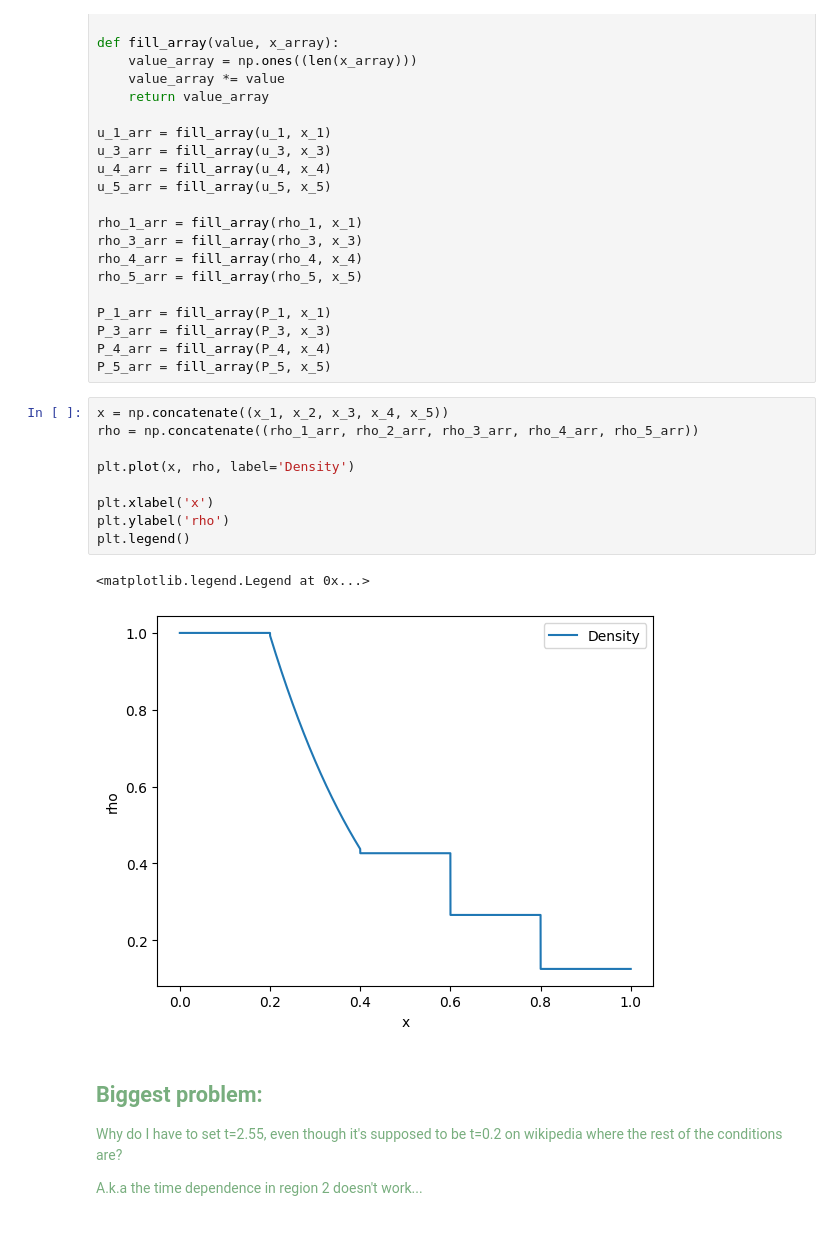
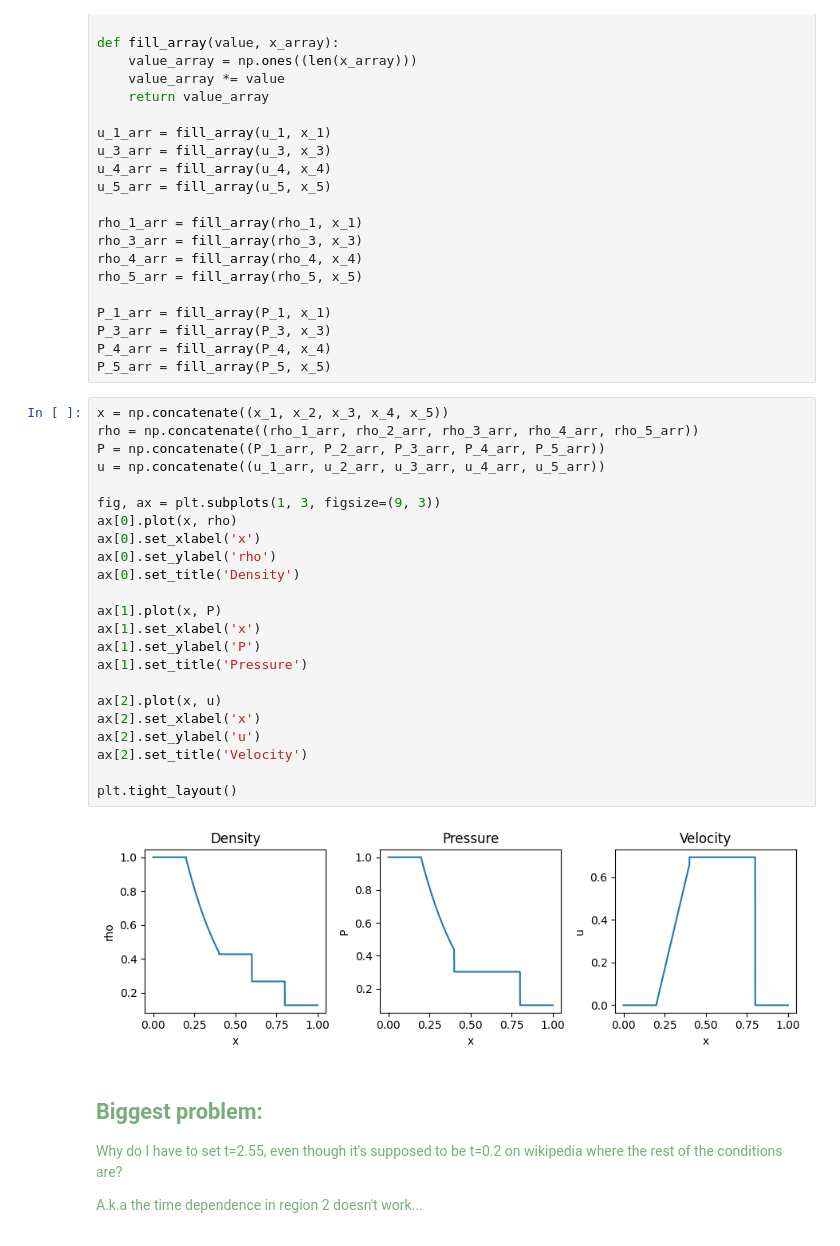
Before and after one commit to alinebrunvoll/AST5110, a Jupyter notebook: project.ipynb, the cells around one changed output. Drawn from its saved outputs; the diff is of its cells as text.

Commit message:
[ADD] more plots of analytical sod

```diff
--- a/project.ipynb
+++ b/project.ipynb
@@ -245,18 +225,31 @@ P_1_arr = fill_array(P_1, x_1)
 P_3_arr = fill_array(P_3, x_3)
 P_4_arr = fill_array(P_4, x_4)
 P_5_arr = fill_array(P_5, x_5)
-# %%
-x = np.concatenate((x_1, x_2, x_3, x_4, x_5))
-rho = np.concatenate((rho_1_arr, rho_2_arr, rho_3_arr, rho_4_arr, rho_5_arr))
-
-plt.plot(x, rho, label='Density')
-
-plt.xlabel('x')
-plt.ylabel('rho')
-plt.legend()
-# %% [output]
-<matplotlib.legend.Legend at 0x...>
-[figure, removed]
+# %%
+x = np.concatenate((x_1, x_2, x_3, x_4, x_5))
+rho = np.concatenate((rho_1_arr, rho_2_arr, rho_3_arr, rho_4_arr, rho_5_arr))
+P = np.concatenate((P_1_arr, P_2_arr, P_3_arr, P_4_arr, P_5_arr))
+u = np.concatenate((u_1_arr, u_2_arr, u_3_arr, u_4_arr, u_5_arr))
+
+fig, ax = plt.subplots(1, 3, figsize=(9, 3))
+ax[0].plot(x, rho)
+ax[0].set_xlabel('x')
+ax[0].set_ylabel('rho')
+ax[0].set_title('Density')
+
+ax[1].plot(x, P)
+ax[1].set_xlabel('x')
+ax[1].set_ylabel('P')
+ax[1].set_title('Pressure')
+
+ax[2].plot(x, u)
+ax[2].set_xlabel('x')
+ax[2].set_ylabel('u')
+ax[2].set_title('Velocity')
+
+plt.tight_layout()
+# %% [output]
+[figure, added]
 # %% [markdown]
 <span style="color:#78AE7E">
 
```
Also changed, not shown: parts of 2 cells of this notebook.
